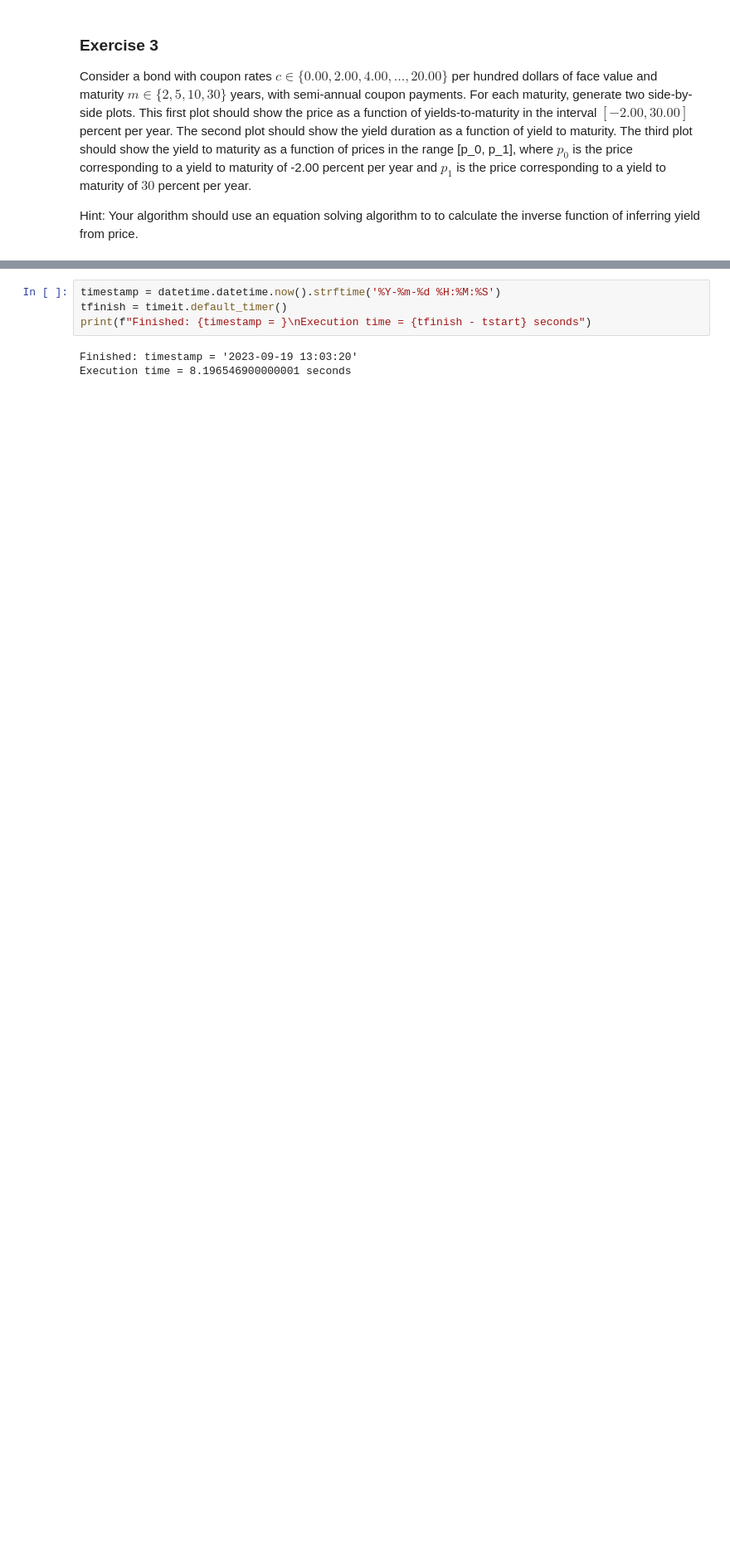
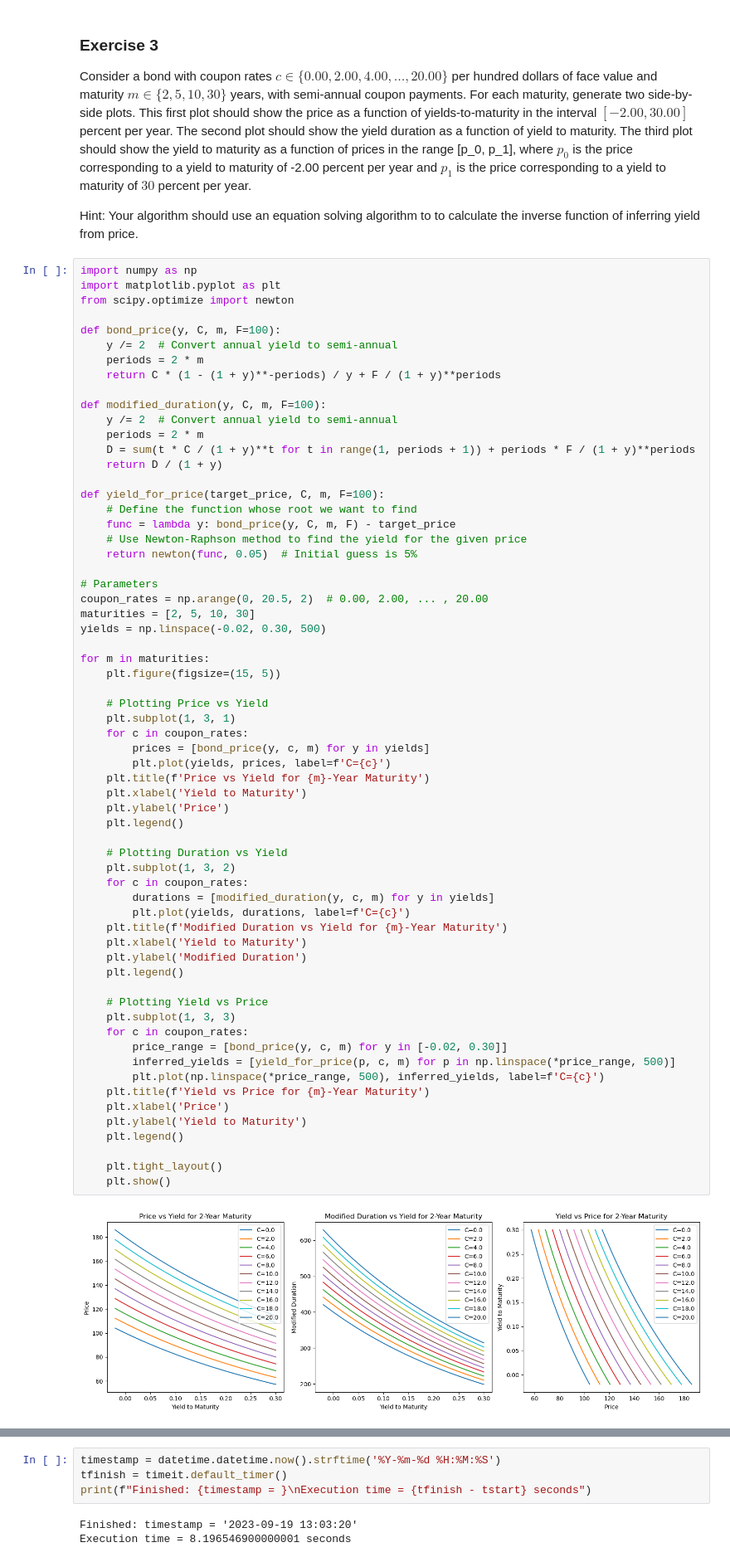
Before and after one commit to pathmarkoak/bufn400, a Jupyter notebook: Homeworks/Homework 2/Bonds and mortgages (theoretical calculations).ipynb, the cells around one changed output, grey strips where cells are left out. Shown at 83% size. Drawn from its saved outputs; the diff is of its cells as text; blank space fills up the shorter version.

```diff
--- a/Homeworks/Homework 2/Bonds and mortgages (theoretical calculations).ipynb
+++ b/Homeworks/Homework 2/Bonds and mortgages (theoretical calculations).ipynb
@@ -332,3 +402,68 @@ plt.show()
 Consider a bond with coupon rates $c \in \{0.00, 2.00, 4.00, \ldots, 20.00 \}$ per hundred dollars of face value and maturity $m \in \{2, 5, 10, 30 \}$ years, with semi-annual coupon payments.  For each maturity, generate two side-by-side plots. This first plot should show the price as a function of yields-to-maturity in the interval $[-2.00, 30.00]$ percent per year.  The second plot should show the yield duration as a function of yield to maturity. The third plot should show the yield to maturity as a function of prices in the range [p_0, p_1], where $p_0$ is the price corresponding to a yield to maturity of -2.00 percent per year and $p_1$ is the price corresponding to a yield to maturity of $30$ percent per year.
 
 Hint: Your algorithm should use an equation solving algorithm to to calculate the inverse function of inferring yield from price.
+# %%
+import numpy as np
+import matplotlib.pyplot as plt
+from scipy.optimize import newton
+
+def bond_price(y, C, m, F=100):
+    y /= 2  # Convert annual yield to semi-annual
+    periods = 2 * m
+    return C * (1 - (1 + y)**-periods) / y + F / (1 + y)**periods
+
+def modified_duration(y, C, m, F=100):
+    y /= 2  # Convert annual yield to semi-annual
+    periods = 2 * m
+    D = sum(t * C / (1 + y)**t for t in range(1, periods + 1)) + periods * F / (1 + y)**periods
+    return D / (1 + y)
+
+def yield_for_price(target_price, C, m, F=100):
+    # Define the function whose root we want to find
+    func = lambda y: bond_price(y, C, m, F) - target_price
+    # Use Newton-Raphson method to find the yield for the given price
+    return newton(func, 0.05)  # Initial guess is 5%
+
+# Parameters
+coupon_rates = np.arange(0, 20.5, 2)  # 0.00, 2.00, ... , 20.00
+maturities = [2, 5, 10, 30]
+yields = np.linspace(-0.02, 0.30, 500)
+
+for m in maturities:
+    plt.figure(figsize=(15, 5))
+
+    # Plotting Price vs Yield
+    plt.subplot(1, 3, 1)
+    for c in coupon_rates:
+        prices = [bond_price(y, c, m) for y in yields]
+        plt.plot(yields, prices, label=f'C={c}')
+    plt.title(f'Price vs Yield for {m}-Year Maturity')
+    plt.xlabel('Yield to Maturity')
+    plt.ylabel('Price')
+    plt.legend()
+
+    # Plotting Duration vs Yield
+    plt.subplot(1, 3, 2)
+    for c in coupon_rates:
+        durations = [modified_duration(y, c, m) for y in yields]
+        plt.plot(yields, durations, label=f'C={c}')
+    plt.title(f'Modified Duration vs Yield for {m}-Year Maturity')
+    plt.xlabel('Yield to Maturity')
+    plt.ylabel('Modified Duration')
+    plt.legend()
+
+    # Plotting Yield vs Price
+    plt.subplot(1, 3, 3)
+    for c in coupon_rates:
+        price_range = [bond_price(y, c, m) for y in [-0.02, 0.30]]
+        inferred_yields = [yield_for_price(p, c, m) for p in np.linspace(*price_range, 500)]
+        plt.plot(np.linspace(*price_range, 500), inferred_yields, label=f'C={c}')
+    plt.title(f'Yield vs Price for {m}-Year Maturity')
+    plt.xlabel('Price')
+    plt.ylabel('Yield to Maturity')
+    plt.legend()
+
+    plt.tight_layout()
+    plt.show()
+# %% [output]
+[figure, added]
```
Also changed, not shown: parts of 14 cells of this notebook.
